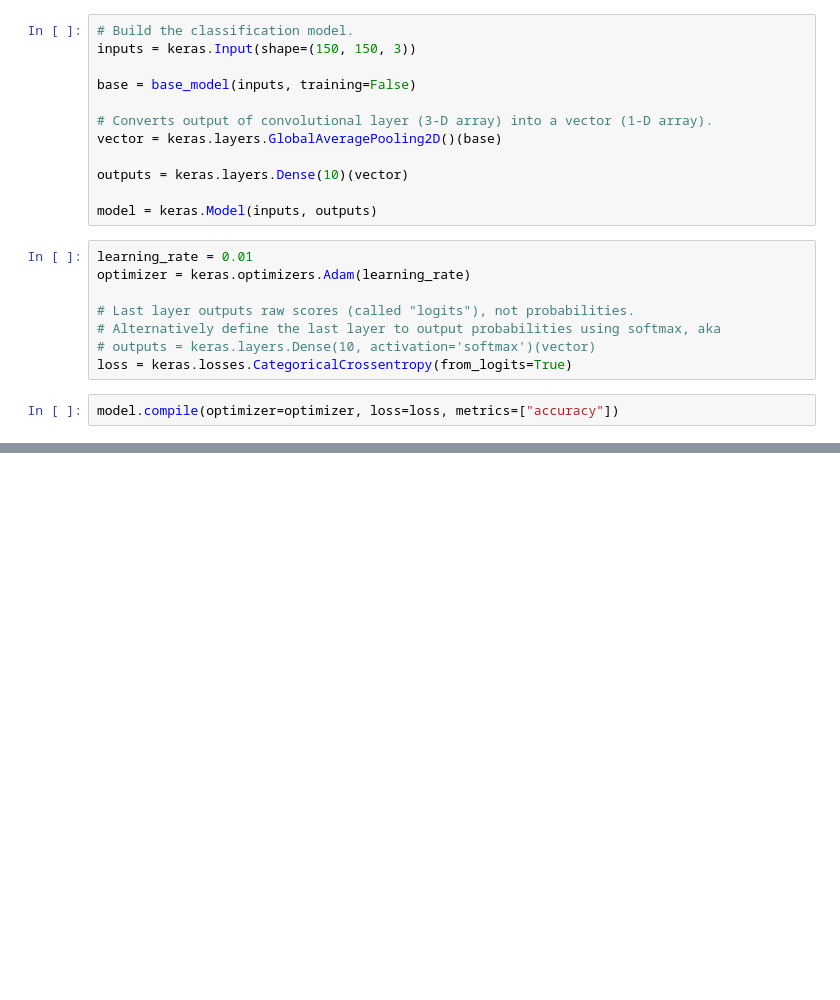
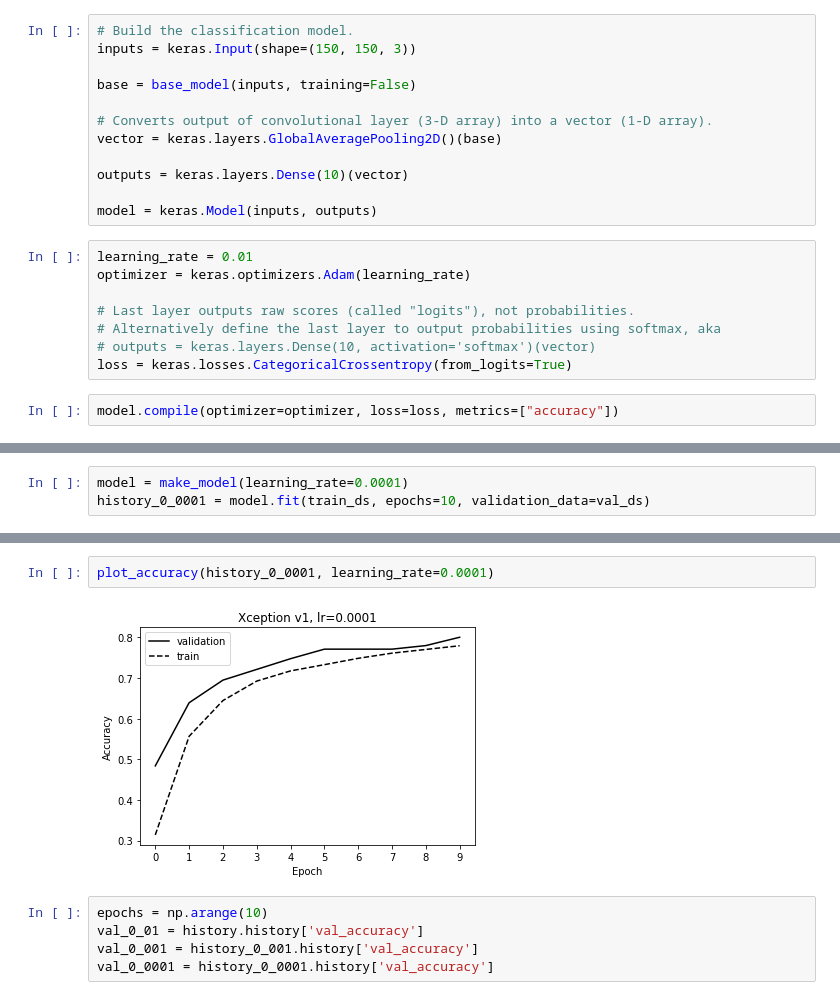
Before and after one commit to alextanhongpin/machine-learning-bootcamp, a Jupyter notebook: 07_neural_network.ipynb, the cells around one changed output, grey strips where cells are left out. Cells and saved outputs as stored; diff of their text form; blank space fills up the shorter version.

```diff
--- a/07_neural_network.ipynb
+++ b/07_neural_network.ipynb
@@ -223,0 +326,3 @@ Epoch 1/10
+# %%
+model = make_model(learning_rate=0.0001)
+history_0_0001 = model.fit(train_ds, epochs=10, validation_data=val_ds)
@@ -223,0 +350,9 @@ Epoch 1/10
+# %%
+plot_accuracy(history_0_0001, learning_rate=0.0001)
+# %% [output]
+[figure, added]
+# %%
+epochs = np.arange(10)
+val_0_01 = history.history['val_accuracy']
+val_0_001 = history_0_001.history['val_accuracy']
+val_0_0001 = history_0_0001.history['val_accuracy']
```
Also changed, not shown: parts of 18 cells of this notebook.
